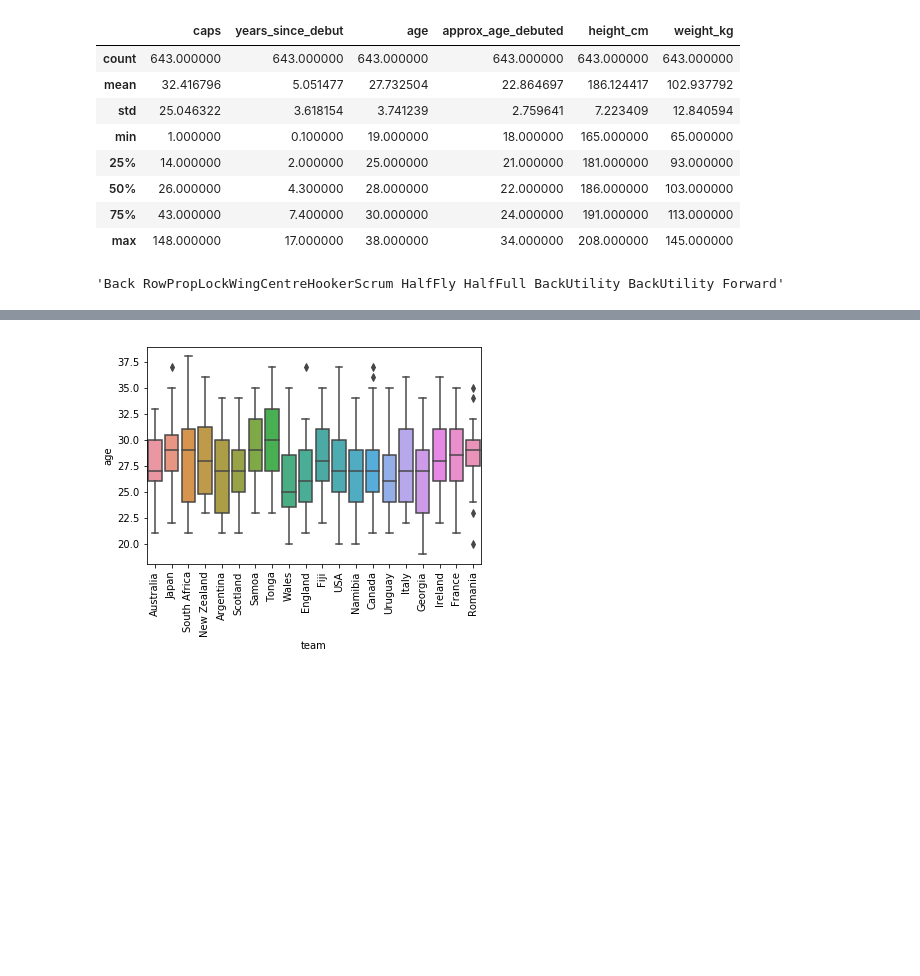
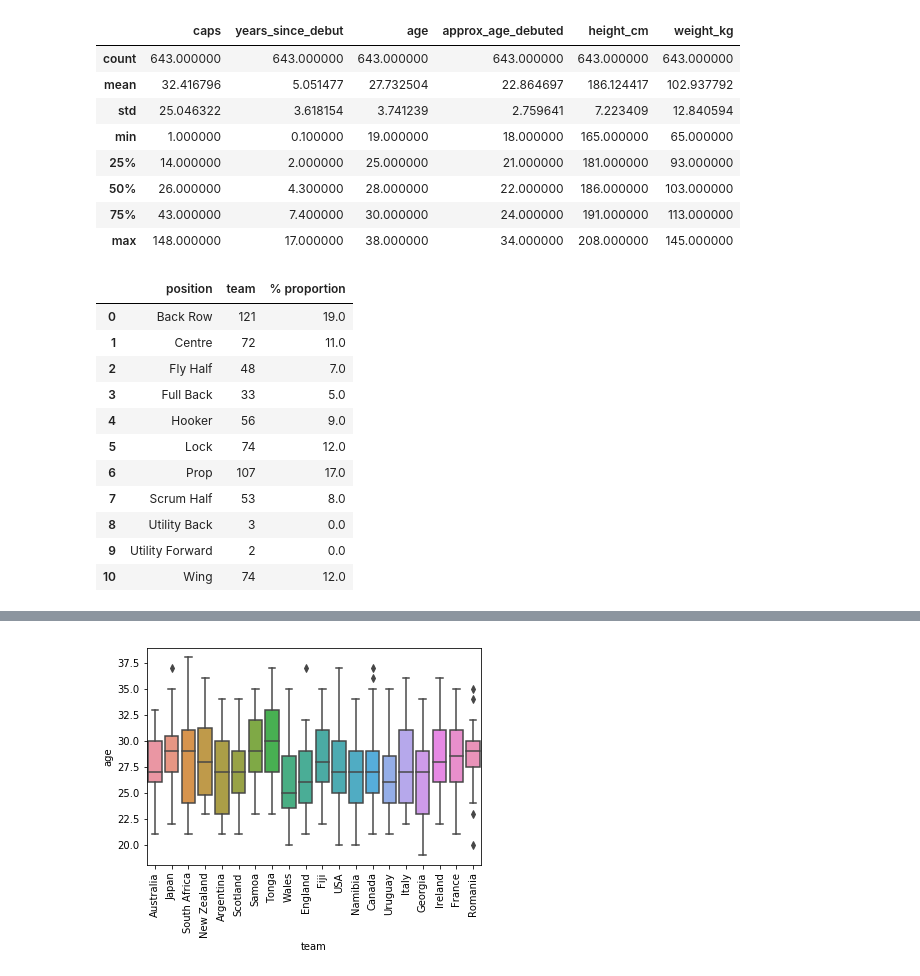
Before and after one commit to rossdavidhunter/Programming_Data_Analysis_Project, a Jupyter notebook: simulation.ipynb, the cells around one changed output, grey strips where cells are left out. Saved outputs shown, nothing was run; the diff lists cells and outputs as text; code cells hidden in the pictures; blank space fills up the shorter version.

```diff
--- a/simulation.ipynb
+++ b/simulation.ipynb
@@ -80,14 +91,29 @@ df.describe()
 | 75% | 43.000000 | 7.400000 | 30.000000 | 24.000000 | 191.000000 | 113.000000 |
 | max | 148.000000 | 17.000000 | 38.000000 | 34.000000 | 208.000000 | 145.000000 |
 # %%
-mostpopular=df[['position','team']]
-mostpopular = mostpopular.groupby(['position'])['team'].aggregate('count').reset_index().sort_values('team', ascending=False)
+# Calculate breakdown of positions
 
-total = mostpopular['position'].aggregate('sum')
+positionbreakdown = df[['position','team']]
+positionbreakdown = positionbreakdown.groupby(['position'])['team'].aggregate('count').reset_index().sort_values('position')
 
-total
+total = positionbreakdown['team'].aggregate('sum')
+
+positionbreakdown['% proportion'] =  (positionbreakdown['team'] / total * 100).round()
+
+positionbreakdown
 # %% [output]
-'Back RowPropLockWingCentreHookerScrum HalfFly HalfFull BackUtility BackUtility Forward'
+|  | position | team | % proportion |
+| 0 | Back Row | 121 | 19.0 |
+| 1 | Centre | 72 | 11.0 |
+| 2 | Fly Half | 48 | 7.0 |
+| 3 | Full Back | 33 | 5.0 |
+| 4 | Hooker | 56 | 9.0 |
+| 5 | Lock | 74 | 12.0 |
+| 6 | Prop | 107 | 17.0 |
+| 7 | Scrum Half | 53 | 8.0 |
+| 8 | Utility Back | 3 | 0.0 |
+| 9 | Utility Forward | 2 | 0.0 |
+| 10 | Wing | 74 | 12.0 |
 # %%
 # comparison of weights to position
 
```
Also changed, not shown: parts of 12 cells of this notebook, 1 other file.
